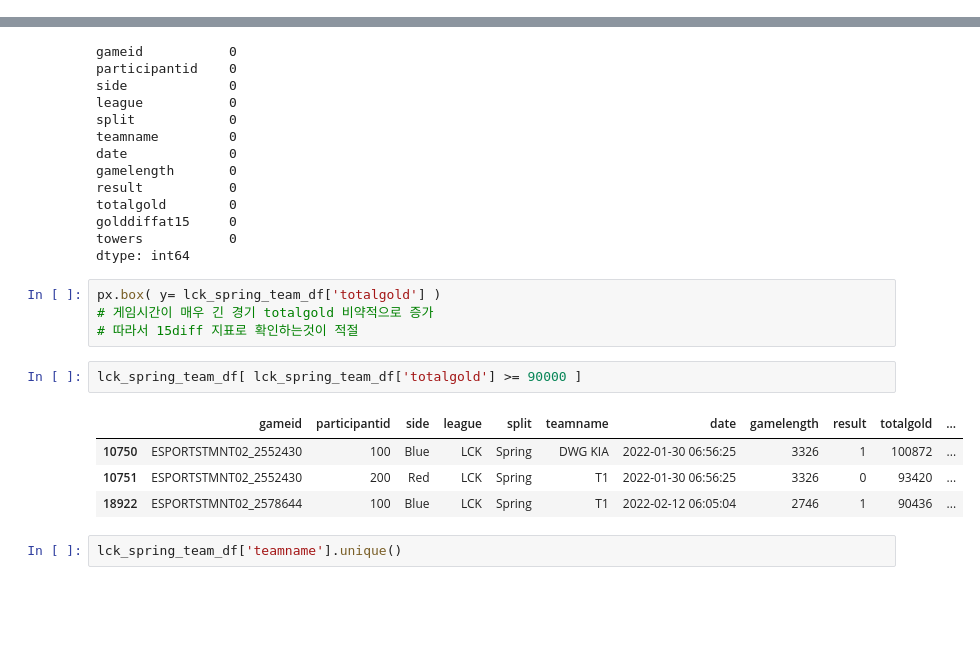
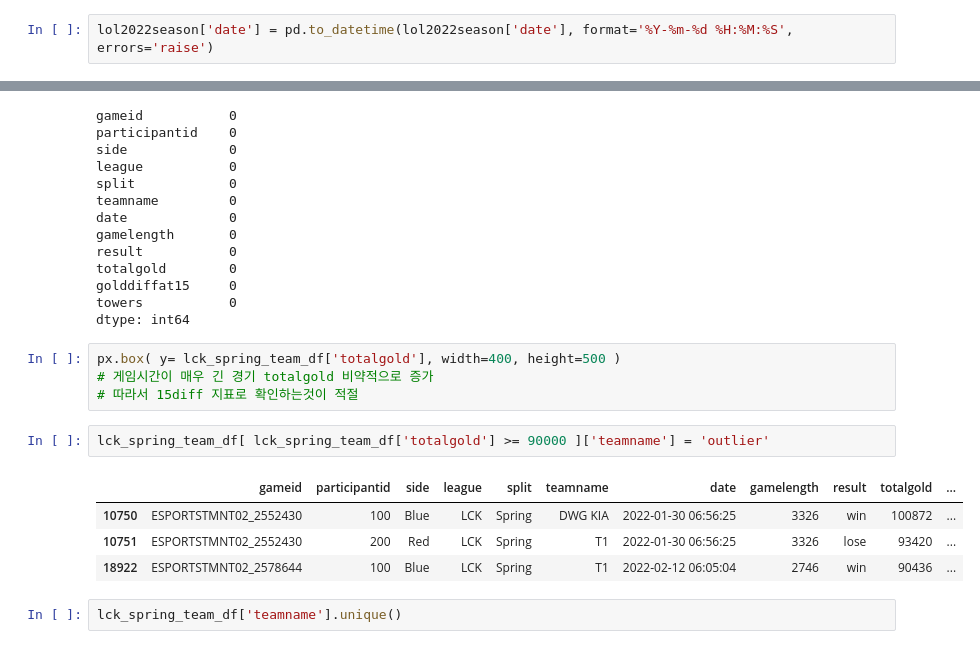
Before and after one commit to damidaa/2022LoLWorlds_DataAnalysis, a Jupyter notebook: 2022wc/final_analysis.ipynb, the cells around one changed output, grey strips where cells are left out. Saved outputs shown, nothing was run; the diff lists cells and outputs as text; blank space fills up the shorter version.

```diff
--- a/2022wc/final_analysis.ipynb
+++ b/2022wc/final_analysis.ipynb
@@ -101,0 +105,2 @@ Length: 123, dtype: int64
+# %%
+lol2022season['date'] = pd.to_datetime(lol2022season['date'], format='%Y-%m-%d %H:%M:%S', errors='raise')
@@ -253,16 +422,16 @@ golddiffat15     0
 towers           0
 dtype: int64
 # %%
-px.box( y= lck_spring_team_df['totalgold'] )
+px.box( y= lck_spring_team_df['totalgold'], width=400, height=500 )
 # 게임시간이 매우 긴 경기 totalgold 비약적으로 증가
 # 따라서 15diff 지표로 확인하는것이 적절
 # %%
-lck_spring_team_df[ lck_spring_team_df['totalgold'] >= 90000 ]
+lck_spring_team_df[ lck_spring_team_df['totalgold'] >= 90000 ]['teamname'] = 'outlier'
 # %% [output]
 |  | gameid | participantid | side | league | split | teamname | date | gamelength | result | totalgold | ... |
-| 10750 | ESPORTSTMNT02_2552430 | 100 | Blue | LCK | Spring | DWG KIA | 2022-01-30 06:56:25 | 3326 | 1 | 100872 | ... |
-| 10751 | ESPORTSTMNT02_2552430 | 200 | Red | LCK | Spring | T1 | 2022-01-30 06:56:25 | 3326 | 0 | 93420 | ... |
-| 18922 | ESPORTSTMNT02_2578644 | 100 | Blue | LCK | Spring | T1 | 2022-02-12 06:05:04 | 2746 | 1 | 90436 | ... |
+| 10750 | ESPORTSTMNT02_2552430 | 100 | Blue | LCK | Spring | DWG KIA | 2022-01-30 06:56:25 | 3326 | win | 100872 | ... |
+| 10751 | ESPORTSTMNT02_2552430 | 200 | Red | LCK | Spring | T1 | 2022-01-30 06:56:25 | 3326 | lose | 93420 | ... |
+| 18922 | ESPORTSTMNT02_2578644 | 100 | Blue | LCK | Spring | T1 | 2022-02-12 06:05:04 | 2746 | win | 90436 | ... |
 # %%
 lck_spring_team_df['teamname'].unique()
 # %% [output]
```
Also changed, not shown: parts of 35 cells of this notebook.
